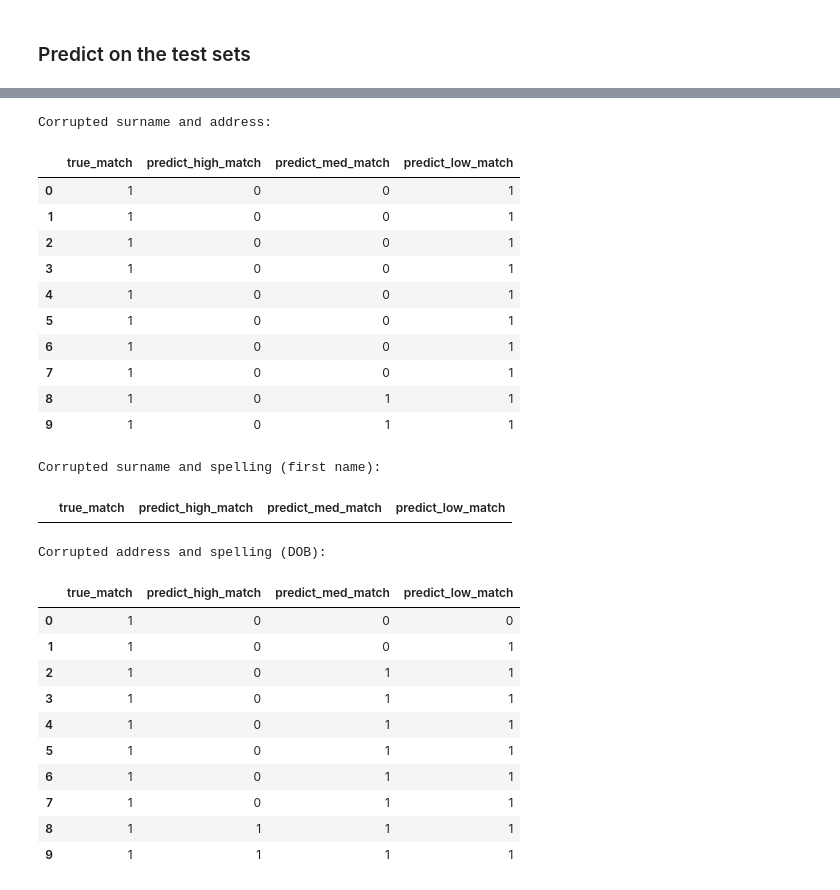
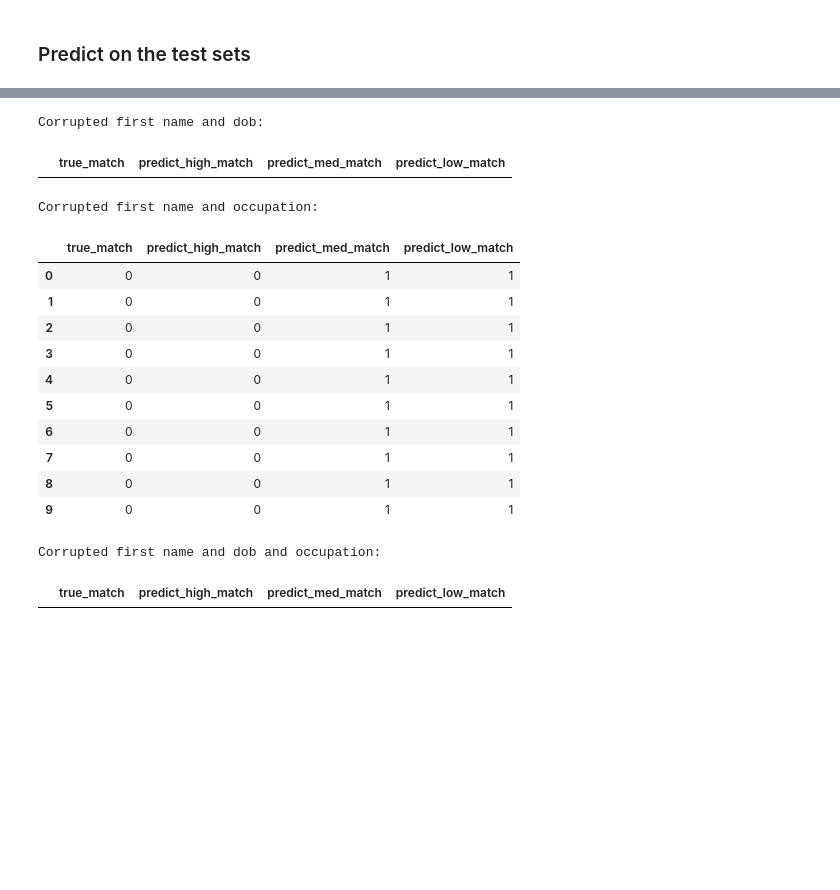
Before and after one commit to ericakane-moj/eval, a Jupyter notebook: demo.ipynb, the cells around one changed output, grey strips where cells are left out. Cells and saved outputs as stored; diff of their text form; code cells hidden in the pictures; blank space fills up the shorter version.

```diff
--- a/demo.ipynb
+++ b/demo.ipynb
@@ -81,11 +120,11 @@ def add_match_labels(df):
 
     return df_new
 # %%
-def predict_scores(df, model):
+def predict_scores(df, model, match_status):
 
     linker = DuckDBLinker(df, model)
     df_predict = linker.predict().as_pandas_dataframe()
-    df_predict = add_match_labels(df_predict)
+    df_predict = add_match_labels(df_predict, match_status)
 
     return df_predict
 # %% [markdown]
@@ -125,5 +164,8 @@ dupe_base_df = base_df.copy()
 # Change unique_ids
 dupe_base_df['unique_id'] = dupe_base_df['unique_id'].str.replace('-1', '-2')
 # %%
-list_of_names = person_df['surname']
+list_of_surnames = person_df['surname']
 list_of_addresses = person_df['postcode_fake']
+list_of_first_names = person_df['first_name']
+list_of_occupations = person_df['occupation']
+list_of_dobs = person_df['dob']
@@ -203,15 +224,20 @@ df_surname_and_address_corrupt
 # %% [markdown]
 ### Predict on the test sets
 # %%
-df_perfect_predict = predict_scores(df_perfect, "model.json")
-df_surname_corrupt_predict = predict_scores(df_surname_corrupt, "model.json")
-df_address_corrupt_predict = predict_scores(df_address_corrupt, "model.json")
-df_first_name_sp_corrupt_predict = predict_scores(df_first_name_sp_corrupt, "model.json")
-df_dob_sp_corrupt_predict = predict_scores(df_dob_sp_corrupt, "model.json")
+df_perfect_predict = predict_scores(df_perfect, "model.json", "matches")
 
-df_surname_and_address_corrupt_predict = predict_scores(df_surname_and_address_corrupt, "model.json")
-df_surname_and_first_name_sp_corrupt_predict = predict_scores(df_surname_and_first_name_sp_corrupt, "model.json")
-df_address_and_dob_sp_corrupt_predict = predict_scores(df_address_and_dob_sp_corrupt, "model.json")
+df_surname_corrupt_predict = predict_scores(df_surname_corrupt, "model.json", "matches")
+df_address_corrupt_predict = predict_scores(df_address_corrupt, "model.json", "matches")
+
+df_surname_and_address_corrupt_predict = predict_scores(df_surname_and_address_corrupt, "model.json", "matches")
+
+df_first_name_corrupt_predict = predict_scores(df_first_name_corrupt, "model.json", "non-matches")
+df_dob_corrupt_predict = predict_scores(df_dob_corrupt, "model.json", "non-matches")
+df_occupation_corrupt_predict = predict_scores(df_occupation_corrupt, "model.json", "non-matches")
+
+df_first_name_and_dob_corrupt_predict = predict_scores(df_first_name_and_dob_corrupt, "model.json", "non-matches")
+df_first_name_and_occupation_corrupt_predict = predict_scores(df_first_name_and_occupation_corrupt, "model.json", "non-matches")
+df_first_name_and_dob_and_occupation_corrupt_predict = predict_scores(df_first_name_and_dob_and_occupation_corrupt, "model.json", "non-matches")
 # %%
 print('Perfect data:')
 display(df_perfect_predict.iloc[:, -4:])
@@ -287,34 +343,24 @@ Corrupted spelling (DOB):
 # %%
-print('Corrupted surname and address:')
-display(df_surname_and_address_corrupt_predict.iloc[:, -4:])
-print('Corrupted surname and spelling (first name):')
-display(df_surname_and_first_name_sp_corrupt_predict.iloc[:, -4:])
-print('Corrupted address and spelling (DOB):')
-display(df_address_and_dob_sp_corrupt_predict.iloc[:, -4:])
+print('Corrupted first name and dob:')
+display(df_first_name_and_dob_corrupt_predict.iloc[:, -4:])
+print('Corrupted first name and occupation:')
+display(df_first_name_and_occupation_corrupt_predict.iloc[:, -4:])
+print('Corrupted first name and dob and occupation:')
+display(df_first_name_and_dob_and_occupation_corrupt_predict.iloc[:, -4:])
 # %% [output]
-Corrupted surname and address:
+Corrupted first name and dob:
 |  | true_match | predict_high_match | predict_med_match | predict_low_match |
-| 0 | 1 | 0 | 0 | 1 |
-| 1 | 1 | 0 | 0 | 1 |
-| 2 | 1 | 0 | 0 | 1 |
-| 3 | 1 | 0 | 0 | 1 |
-| 4 | 1 | 0 | 0 | 1 |
-| 5 | 1 | 0 | 0 | 1 |
-| 6 | 1 | 0 | 0 | 1 |
-| 7 | 1 | 0 | 0 | 1 |
-| 8 | 1 | 0 | 1 | 1 |
-| 9 | 1 | 0 | 1 | 1 |
-Corrupted surname and spelling (first name):
+Corrupted first name and occupation:
 |  | true_match | predict_high_match | predict_med_match | predict_low_match |
+| 0 | 0 | 0 | 1 | 1 |
+| 1 | 0 | 0 | 1 | 1 |
+| 2 | 0 | 0 | 1 | 1 |
+| 3 | 0 | 0 | 1 | 1 |
+| 4 | 0 | 0 | 1 | 1 |
+| 5 | 0 | 0 | 1 | 1 |
+| 6 | 0 | 0 | 1 | 1 |
+| 7 | 0 | 0 | 1 | 1 |
+| 8 | 0 | 0 | 1 | 1 |
+| 9 | 0 | 0 | 1 | 1 |
-Corrupted address and spelling (DOB):
+Corrupted first name and dob and occupation:
 |  | true_match | predict_high_match | predict_med_match | predict_low_match |
-| 0 | 1 | 0 | 0 | 0 |
-| 1 | 1 | 0 | 0 | 1 |
-| 2 | 1 | 0 | 1 | 1 |
-| 3 | 1 | 0 | 1 | 1 |
-| 4 | 1 | 0 | 1 | 1 |
-| 5 | 1 | 0 | 1 | 1 |
-| 6 | 1 | 0 | 1 | 1 |
-| 7 | 1 | 0 | 1 | 1 |
-| 8 | 1 | 1 | 1 | 1 |
-| 9 | 1 | 1 | 1 | 1 |
```
Also changed, not shown: parts of 15 cells of this notebook.
